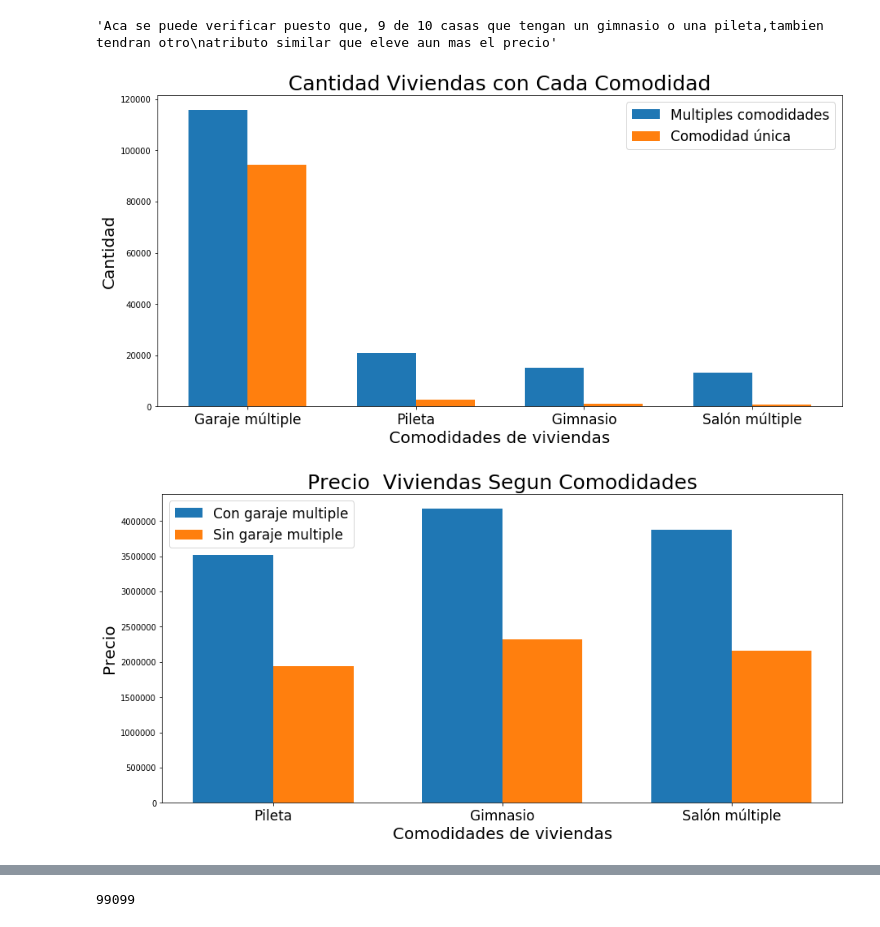
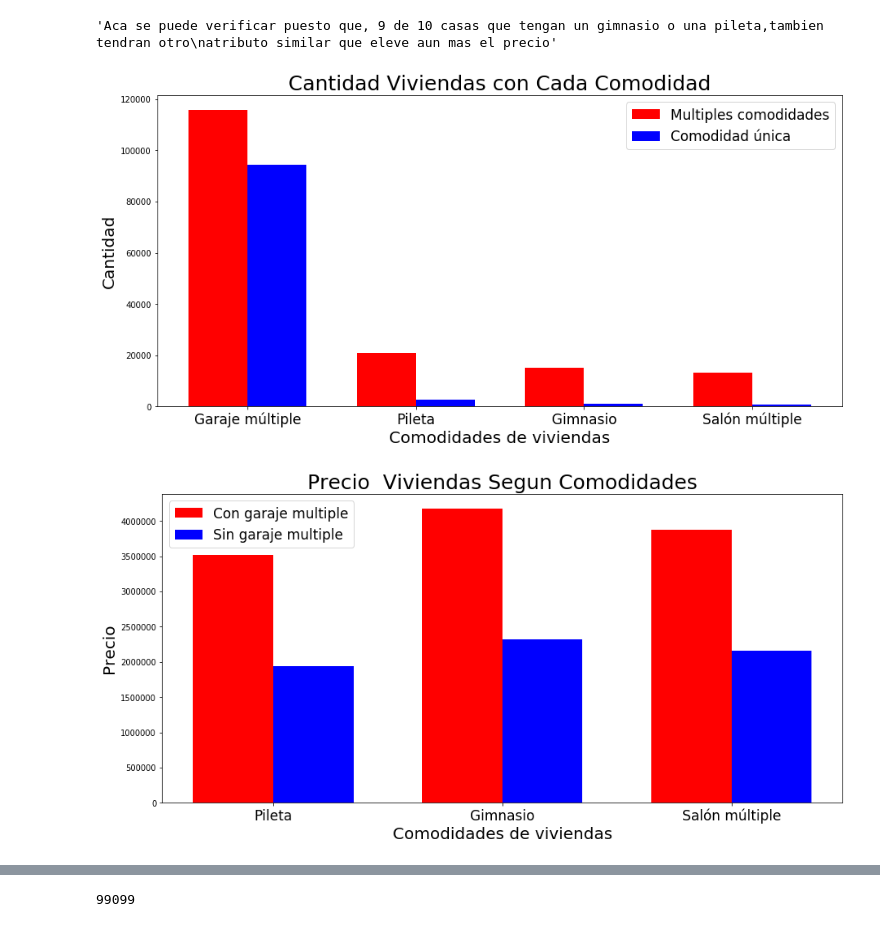
Before and after one commit to komod0/TPs-Org.Datos, a Jupyter notebook: tp1/nbandres.ipynb, the cells around one changed output, grey strips where cells are left out. Cells and saved outputs as stored; diff of their text form; code cells hidden in the pictures.

Commit message:
arreglados colores de graficos segun comodidades

```diff
--- a/tp1/nbandres.ipynb
+++ b/tp1/nbandres.ipynb
@@ -651,8 +651,8 @@ x = np.arange(len(labels))  # the label locations
 width = 0.35  # the width of the bars
 
 fig, ax =plt.subplots(figsize=(15,7))
-rects1 = ax.bar(x - width/2, MultiplesAtributos, width, label='Multiples comodidades')
-rects2 = ax.bar(x + width/2, UnicoAtributo, width, label='Comodidad única')
+rects1 = ax.bar(x - width/2, MultiplesAtributos, width, color='red', label='Multiples comodidades')
+rects2 = ax.bar(x + width/2, UnicoAtributo, width, color='blue', label='Comodidad única')
 
 # Add some text for labels, title and custom x-axis tick labels, etc.
 ax.set_ylabel('Cantidad', fontsize=20)
@@ -668,7 +668,7 @@ ax.legend(fontsize=17)
 
 plt.show()
 # %% [output]
-[figure, old version]
+[figure, new version]
 # %%
 PiletaSinGarages=dfok[ (dfok['TienePileta'] == 1) &
                         (dfok['CantGarages'] <= 1)  ]
@@ -690,27 +690,27 @@ SalónMultipleConGarages=dfok[ (dfok['CantGarages'] > 1) &
 # %%
 labels = ['Pileta','Gimnasio','Salón múltiple']
 ComodidadConGarages = [PiletaConGarages['Precio'].mean(),GimnasioConGarages['Precio'].mean(),SalónMultipleConGarages['Precio'].mean()]
 ComodidadSinGarages = [PiletaSinGarages['Precio'].mean(),GimnasioSinGarages['Precio'].mean(),SalónMultipleSinGarages['Precio'].mean()]
 
 x = np.arange(len(labels))  # the label locations
 width = 0.35  # the width of the bars
 
 fig, ax =plt.subplots(figsize=(15,7))
-rects1 = ax.bar(x - width/2, ComodidadConGarages, width, label='Con garaje multiple')
-rects2 = ax.bar(x + width/2, ComodidadSinGarages, width, label='Sin garaje multiple')
+rects1 = ax.bar(x - width/2, ComodidadConGarages, width, color='red', label='Con garaje multiple')
+rects2 = ax.bar(x + width/2, ComodidadSinGarages, width, color='blue', label='Sin garaje multiple')
 
 # Add some text for labels, title and custom x-axis tick labels, etc.
 ax.set_ylabel('Precio', fontsize=20)
 ax.set_xlabel('Comodidades de viviendas', fontsize=20)
 ax.set_title('Precio  Viviendas Segun Comodidades', fontsize=25)
 ax.set_xticks(x)
 ax.set_xticklabels(labels, fontsize=17)
 ax.legend(fontsize=17)
 
 
 plt.show()
 # %% [output]
-[figure, old version]
+[figure, new version]
 # %%
 labels = ['Pileta','Gimnasio','Salón múltiple']
 ComodidadConGarages = [len(PiletaConGarages),len(GimnasioConGarages),len(SalónMultipleConGarages)]
```
Also changed, not shown: parts of 2 cells of this notebook.
